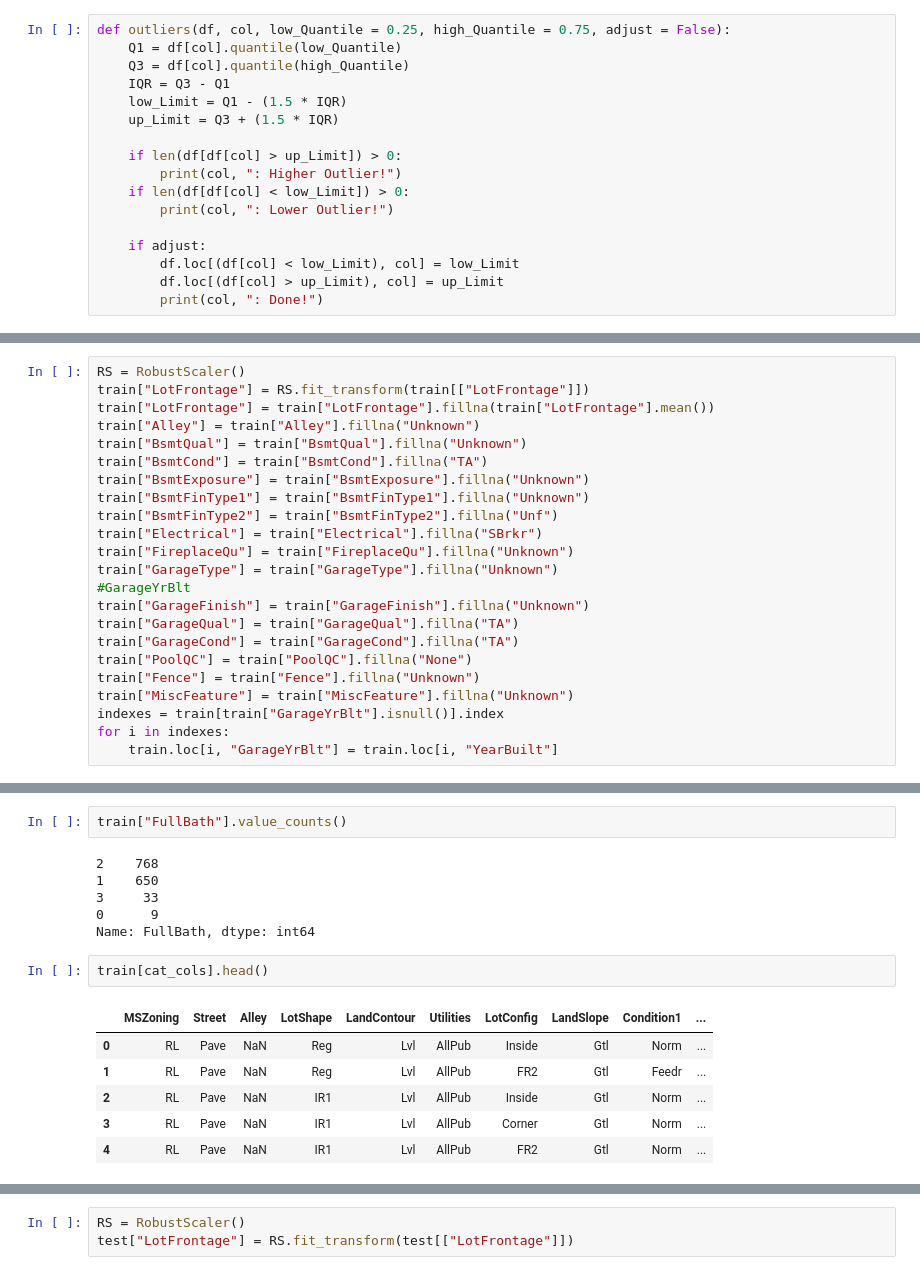
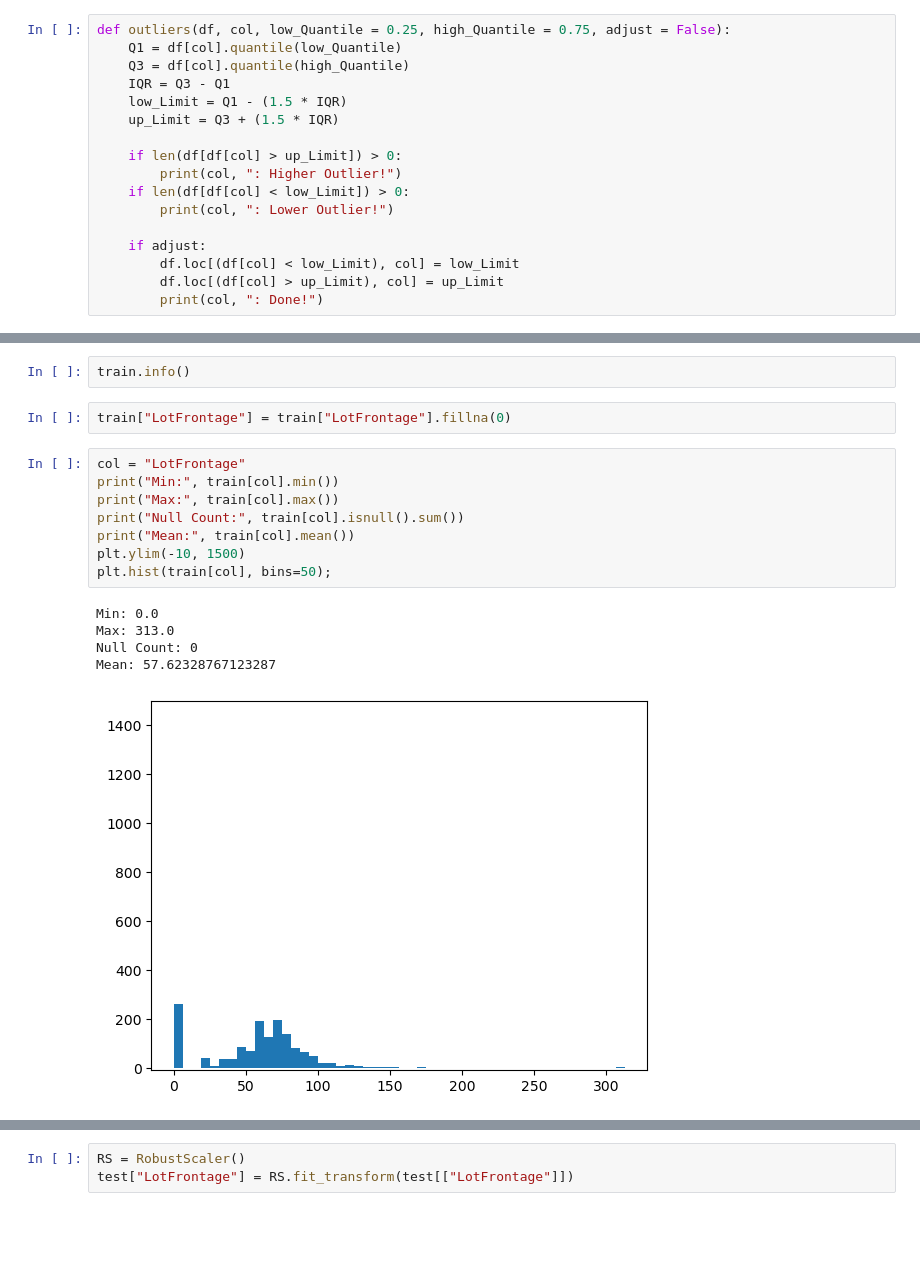
Before and after one commit to kdrcnuzmcu/house-price-kaggle, a Jupyter notebook: House-Price-Kaggle.ipynb, the cells around one changed output, grey strips where cells are left out. Cells and saved outputs as stored; diff of their text form; blank space fills up the shorter version.

```diff
--- a/House-Price-Kaggle.ipynb
+++ b/House-Price-Kaggle.ipynb
@@ -257,23 +230,0 @@ memory usage: 924.0+ KB
-# %%
-RS = RobustScaler()
-train["LotFrontage"] = RS.fit_transform(train[["LotFrontage"]])
-train["LotFrontage"] = train["LotFrontage"].fillna(train["LotFrontage"].mean())
-train["Alley"] = train["Alley"].fillna("Unknown")
-train["BsmtQual"] = train["BsmtQual"].fillna("Unknown")
-train["BsmtCond"] = train["BsmtCond"].fillna("TA")
-train["BsmtExposure"] = train["BsmtExposure"].fillna("Unknown")
-train["BsmtFinType1"] = train["BsmtFinType1"].fillna("Unknown")
-train["BsmtFinType2"] = train["BsmtFinType2"].fillna("Unf")
-train["Electrical"] = train["Electrical"].fillna("SBrkr")
-train["FireplaceQu"] = train["FireplaceQu"].fillna("Unknown")
-train["GarageType"] = train["GarageType"].fillna("Unknown")
-#GarageYrBlt
-train["GarageFinish"] = train["GarageFinish"].fillna("Unknown")
-train["GarageQual"] = train["GarageQual"].fillna("TA")
-train["GarageCond"] = train["GarageCond"].fillna("TA")
-train["PoolQC"] = train["PoolQC"].fillna("None")
-train["Fence"] = train["Fence"].fillna("Unknown")
-train["MiscFeature"] = train["MiscFeature"].fillna("Unknown")
-indexes = train[train["GarageYrBlt"].isnull()].index
-for i in indexes:
-    train.loc[i, "GarageYrBlt"] = train.loc[i, "YearBuilt"]
@@ -300,17 +231,18 @@ memory usage: 924.0+ KB
-# %%
-train["FullBath"].value_counts()
-# %% [output]
-2    768
-1    650
-3     33
-0      9
-Name: FullBath, dtype: int64
-# %%
-train[cat_cols].head()
-# %% [output]
-|  | MSZoning | Street | Alley | LotShape | LandContour | Utilities | LotConfig | LandSlope | Condition1 | ... |
-| 0 | RL | Pave | NaN | Reg | Lvl | AllPub | Inside | Gtl | Norm | ... |
-| 1 | RL | Pave | NaN | Reg | Lvl | AllPub | FR2 | Gtl | Feedr | ... |
-| 2 | RL | Pave | NaN | IR1 | Lvl | AllPub | Inside | Gtl | Norm | ... |
-| 3 | RL | Pave | NaN | IR1 | Lvl | AllPub | Corner | Gtl | Norm | ... |
-| 4 | RL | Pave | NaN | IR1 | Lvl | AllPub | FR2 | Gtl | Norm | ... |
+# %%
+train.info()
+# %%
+train["LotFrontage"] = train["LotFrontage"].fillna(0)
+# %%
+col = "LotFrontage"
+print("Min:", train[col].min())
+print("Max:", train[col].max())
+print("Null Count:", train[col].isnull().sum())
+print("Mean:", train[col].mean())
+plt.ylim(-10, 1500)
+plt.hist(train[col], bins=50);
+# %% [output]
+Min: 0.0
+Max: 313.0
+Null Count: 0
+Mean: 57.62328767123287
+[figure, added]
```
Also changed, not shown: parts of 27 cells of this notebook.
